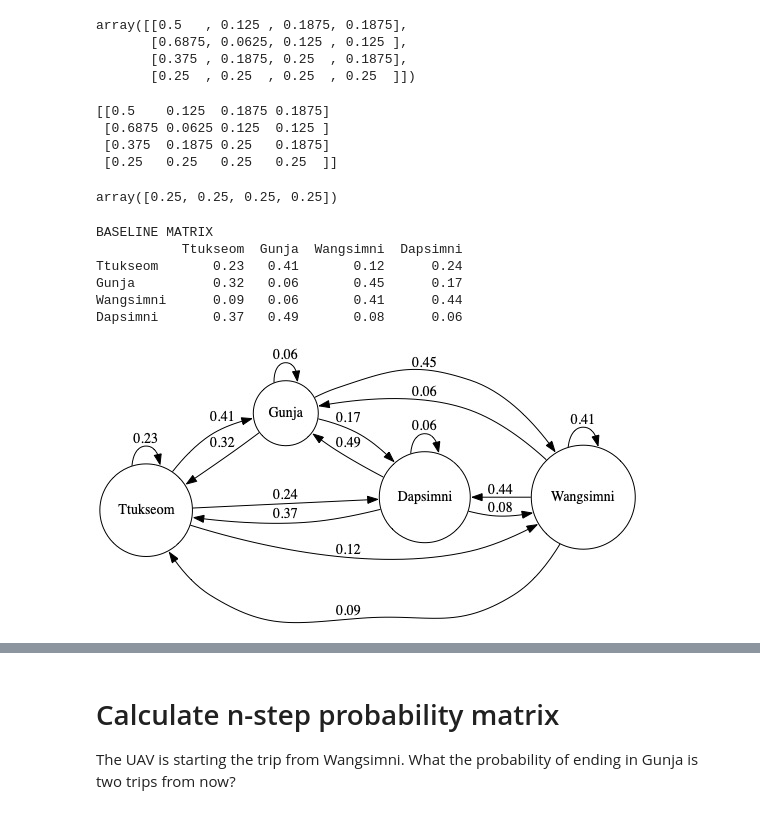
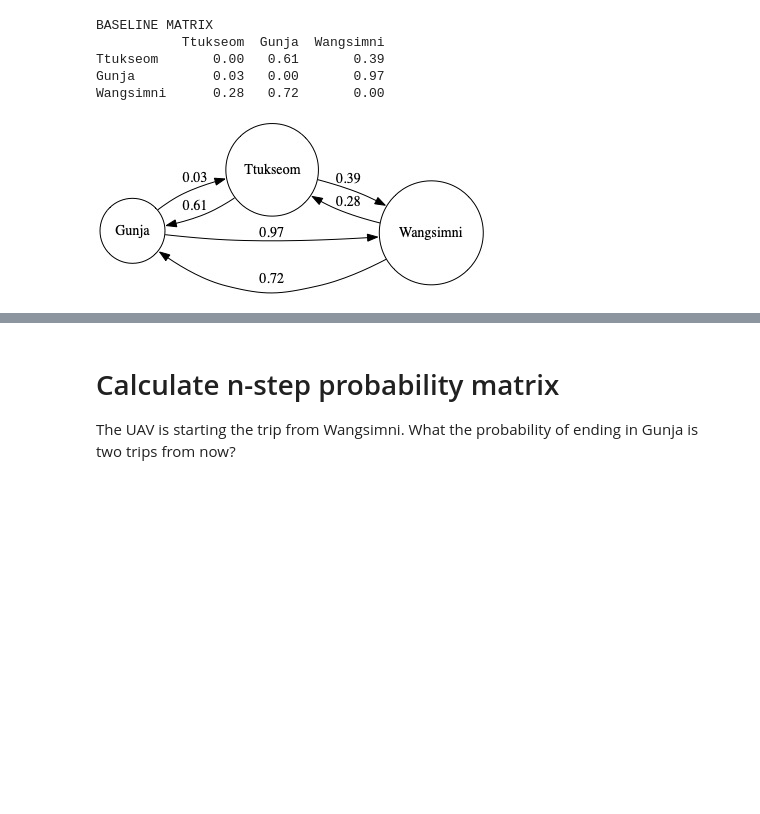
Before and after one commit to ardiantovn/markovchain, a Jupyter notebook: markovchain.ipynb, the cells around one changed output, grey strips where cells are left out. Saved outputs shown, nothing was run; the diff lists cells and outputs as text; code cells hidden in the pictures; blank space fills up the shorter version.

```diff
--- a/markovchain.ipynb
+++ b/markovchain.ipynb
@@ -109,20 +1 @@ def matrix_power(matrix, power):
-# %%
-matrix_power(mc.to_numpy(), 2)
-# %% [output]
-array([[0.5   , 0.125 , 0.1875, 0.1875],
-       [0.6875, 0.0625, 0.125 , 0.125 ],
-       [0.375 , 0.1875, 0.25  , 0.1875],
-       [0.25  , 0.25  , 0.25  , 0.25  ]])
-# %%
-initial_dist = np.asarray([0,0,0,1])
-
-mc_p2 = matrix_power(mc.to_numpy(),2)
-print(mc_p2)
-np.dot(initial_dist,mc_p2)
-# %% [output]
-[[0.5    0.125  0.1875 0.1875]
- [0.6875 0.0625 0.125  0.125 ]
- [0.375  0.1875 0.25   0.1875]
- [0.25   0.25   0.25   0.25  ]]
-array([0.25, 0.25, 0.25, 0.25])
 # %%
@@ -129,16 +4,15 @@ array([0.25, 0.25, 0.25, 0.25])
 from markovchain import MarkovChain
 # %%
-mc = MarkovChain(region_list=['Ttukseom', 'Gunja', 'Wangsimni', 'Dapsimni'],
-                 remove_self_flight=False)
+mc = MarkovChain(region_list=['Ttukseom', 'Gunja', 'Wangsimni'],
+                 remove_self_flight=True)
 
 base_img = mc.plot_base()
 ImageDisplay(base_img)
 # %% [output]
 BASELINE MATRIX
-           Ttukseom  Gunja  Wangsimni  Dapsimni
-Ttukseom       0.23   0.41       0.12      0.24
-Gunja          0.32   0.06       0.45      0.17
-Wangsimni      0.09   0.06       0.41      0.44
-Dapsimni       0.37   0.49       0.08      0.06
+           Ttukseom  Gunja  Wangsimni
+Ttukseom       0.00   0.61       0.39
+Gunja          0.03   0.00       0.97
+Wangsimni      0.28   0.72       0.00
-[figure, old version]
+[figure, new version]
 # %%
```
Also changed, not shown: parts of 14 cells of this notebook, 38 other files.
